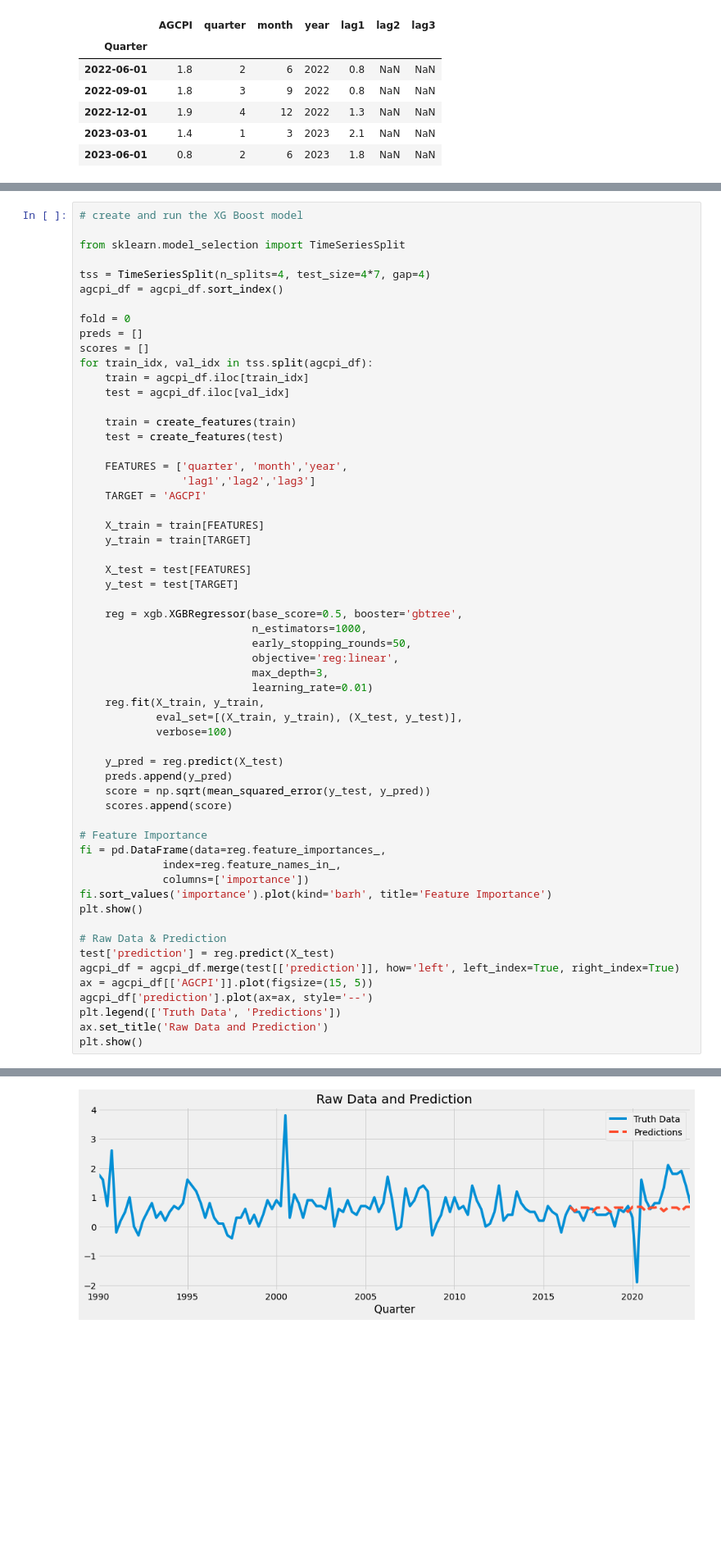
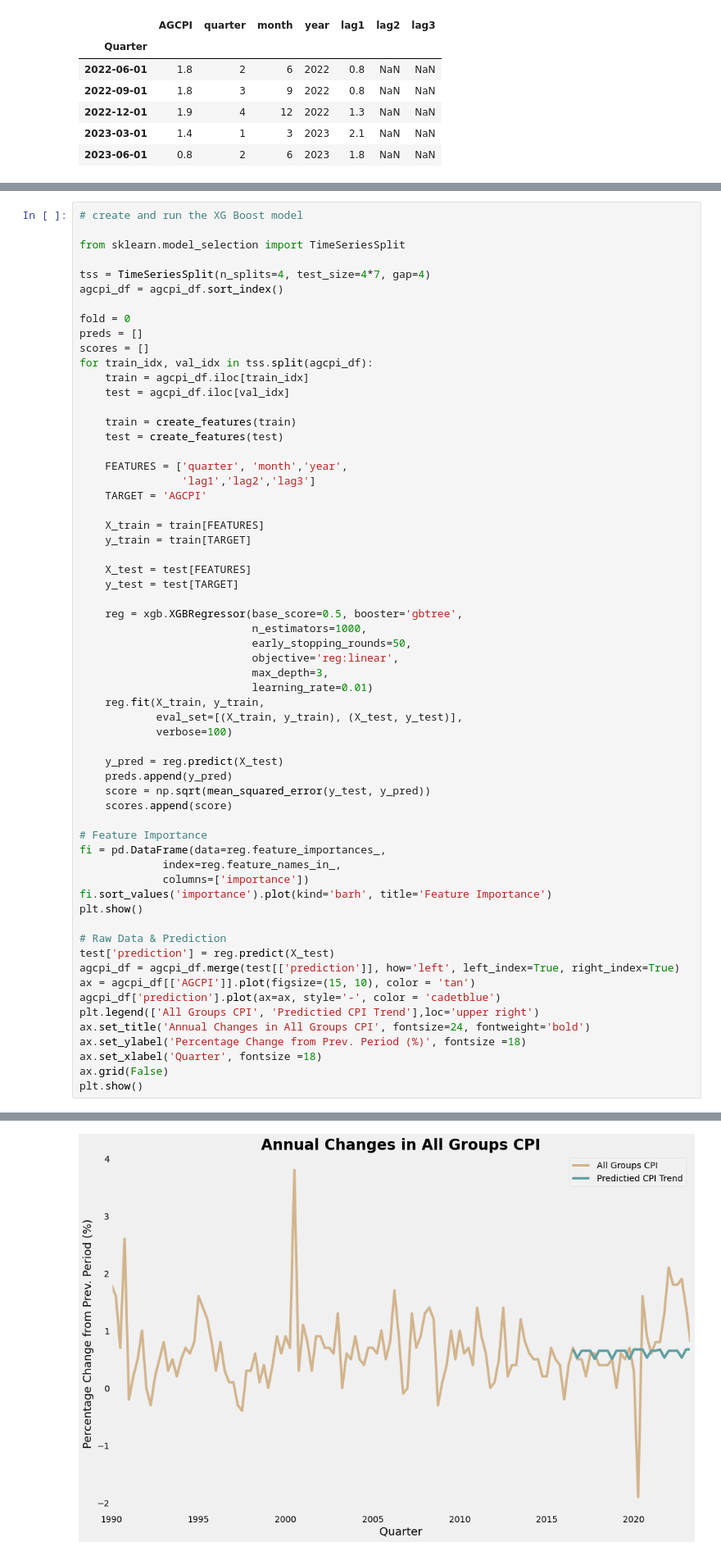
Before and after one commit to mlay0009/fit3164_ds16, a Jupyter notebook: Datasets/Clean Datasets/complex_forecasting.ipynb, the cells around one changed output, grey strips where cells are left out. Shown at 82% size. Drawn from its saved outputs; the diff is of its cells as text; blank space fills up the shorter version.

```diff
--- a/Datasets/Clean Datasets/complex_forecasting.ipynb
+++ b/Datasets/Clean Datasets/complex_forecasting.ipynb
@@ -453,10 +550,13 @@ plt.show()
 # Raw Data & Prediction
 test['prediction'] = reg.predict(X_test)
 agcpi_df = agcpi_df.merge(test[['prediction']], how='left', left_index=True, right_index=True)
-ax = agcpi_df[['AGCPI']].plot(figsize=(15, 5))
-agcpi_df['prediction'].plot(ax=ax, style='--')
-plt.legend(['Truth Data', 'Predictions'])
-ax.set_title('Raw Data and Prediction')
+ax = agcpi_df[['AGCPI']].plot(figsize=(15, 10), color = 'tan')
+agcpi_df['prediction'].plot(ax=ax, style='-', color = 'cadetblue')
+plt.legend(['All Groups CPI', 'Predictied CPI Trend'],loc='upper right')
+ax.set_title('Annual Changes in All Groups CPI', fontsize=24, fontweight='bold')
+ax.set_ylabel('Percentage Change from Prev. Period (%)', fontsize =18)
+ax.set_xlabel('Quarter', fontsize =18)
+ax.grid(False)
 plt.show()
 # %% [output]
 [0]     validation_0-rmse:0.71919       validation_1-rmse:0.73715
@@ -469,4 +577,4 @@ plt.show()
 [100]   validation_0-rmse:0.51398       validation_1-rmse:0.76819
 [175]   validation_0-rmse:0.48317       validation_1-rmse:0.77662
 [figure]
-[figure, old version]
+[figure, new version]
```
Also changed, not shown: parts of 15 cells of this notebook, 1 other file.
